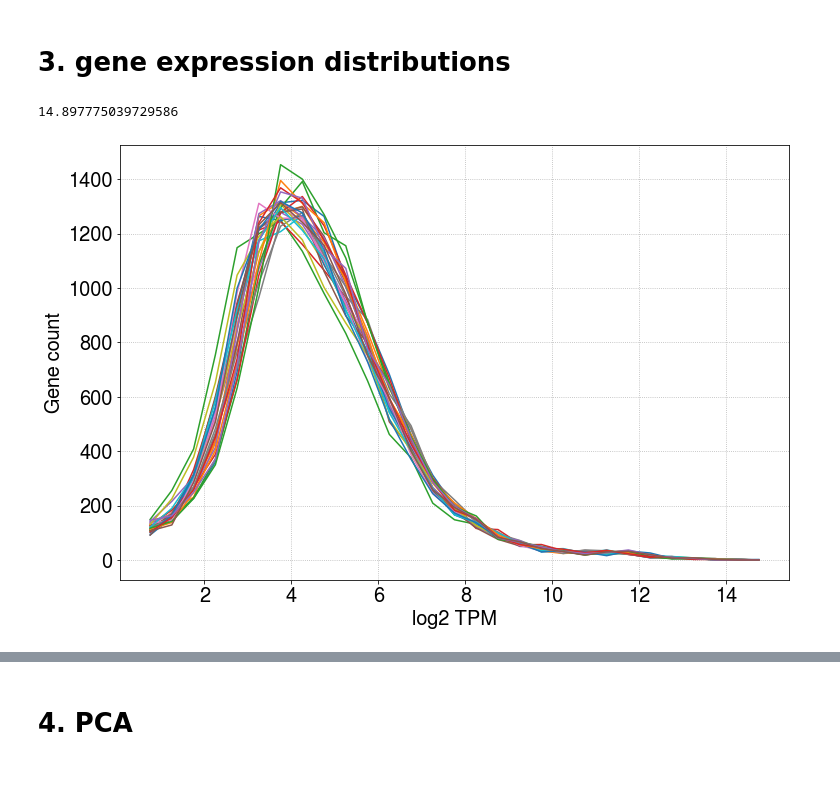
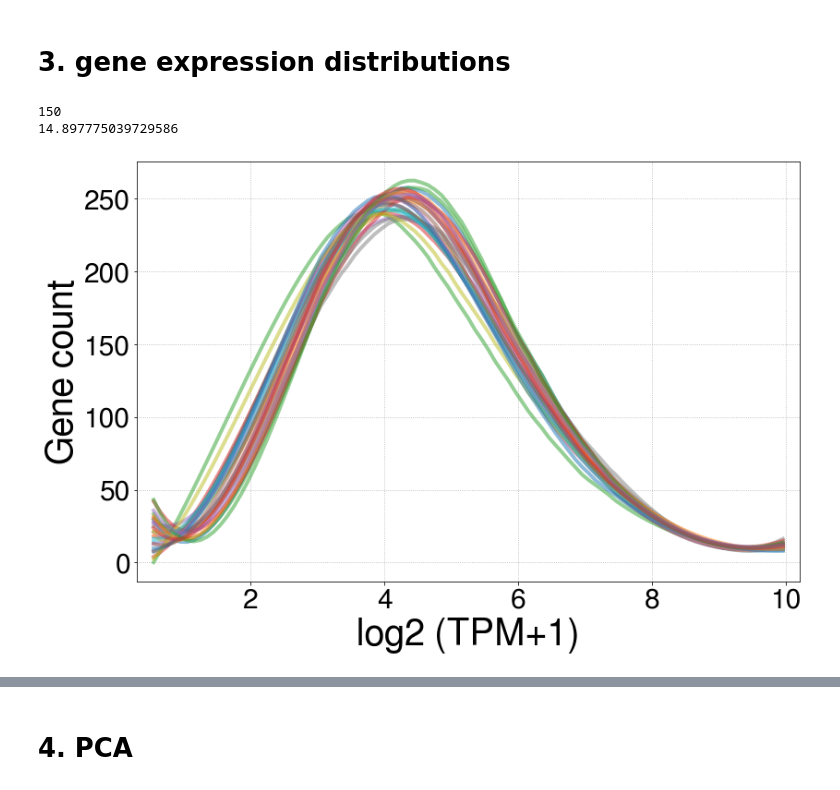
Before and after one commit to adelomana/egoi, a Jupyter notebook: gene_expression_analysis/gene_level_tpm_finder/gene expression distribution.ipynb, the cells around one changed output, grey strips where cells are left out. Drawn from its saved outputs; the diff is of its cells as text; code cells hidden in the pictures.

```diff
--- a/gene_expression_analysis/gene_level_tpm_finder/gene expression distribution.ipynb
+++ b/gene_expression_analysis/gene_level_tpm_finder/gene expression distribution.ipynb
@@ -4,14 +6,14 @@ This script generates gene expression distributions as quality control.
 # %%
-import pandas, numpy
+import scipy, scipy.signal
 import sklearn, sklearn.decomposition, sklearn.preprocessing
-
-import matplotlib, matplotlib.pyplot
-matplotlib.rcParams.update({'font.size':20, 'font.family':'FreeSans', 'xtick.labelsize':20, 'ytick.labelsize':20, 'figure.figsize':(12, 8)})
+# %%
+import matplotlib, matplotlib.pyplot
+matplotlib.rcParams.update({'font.size':20, 'font.family':'FreeSans', 'xtick.labelsize':30, 'ytick.labelsize':30, 'axes.labelsize':40, 'figure.figsize':(12, 8)})
 # %% [markdown]
 # 0. user-defined variables
 # %%
-tpm_file = '/home/adrian/projects/flow/data/rna-seq/tpm/DESeq2_TPM_values.tsv'
-metadata_file = '/home/adrian/projects/flow/metadata/hegoi metadata - metadata.csv'
+tpm_file = '/home/adrian/projects/hegoi/results/tpm/DESeq2_TPM_values.tsv'
+metadata_file = '/home/adrian/projects/hegoi/metadata/hegoi metadata - metadata.csv'
 # %% [markdown]
 # 1. read data
 # %%
@@ -47,7 +49,7 @@ meta.head(10)
 # %% [markdown]
 # 2. manipulate data
 # %%
-expressed_genes = df[df.max(axis=1) > 10]
+expressed_genes = df[df.max(axis=1) >= 10]
 print(expressed_genes.shape)
 expressed_genes.head()
 # %% [output]
@@ -73,28 +75,55 @@ log2_expressed_genes.head()
 # %% [markdown]
 # 3. gene expression distributions
 # %%
+found_max = 15
+number_of_bins = found_max*10
+print(number_of_bins)
+
 absolute_max = 0
 working_samples = log2_expressed_genes.columns.to_list()
 
+most_likely_expressions = []
 for sample in working_samples:
 
     log2TPM = log2_expressed_genes.loc[:, sample]
     if max(log2TPM) > absolute_max:
         absolute_max = max(log2TPM)
 
-    hist, bin_edges = numpy.histogram(log2TPM, bins=15*2, range=(0, 15))
+    #print(numpy.min(log2TPM), numpy.max(log2TPM))
 
+    hist, bin_edges = numpy.histogram(log2TPM, bins=number_of_bins, range=(0, found_max))
     half_bin = (bin_edges[1] - bin_edges[0])/2
     x = bin_edges + half_bin
     x = x[:-1]
 
-    matplotlib.pyplot.plot(x[1:], hist[1:])
+    #print(x)
+    #print(hist)
 
-#matplotlib.pyplot.axvline(x=numpy.log2(0.75+1), lw=2, ls='--', color='black')
-matplotlib.pyplot.xlabel('log2 TPM')
+    plotting_x = x[5:100]
+    plotting_hist = hist[5:100]
+    #print(plotting_x)
+
+    #matplotlib.pyplot.plot(plotting_x, plotting_hist, '.', alpha=1/3)
+
+    yhat = scipy.signal.savgol_filter(plotting_hist, 51, 3)
+    matplotlib.pyplot.plot(plotting_x, yhat, '-', lw=4, alpha=1/2)
+
+    most_likely_expression = x[numpy.argmax(yhat)]
+    most_likely_expressions.append(most_likely_expression)
+
+
+matplotlib.pyplot.xlim([numpy.min(plotting_x)-0.25, numpy.max(plotting_x)+0.25])
+#matplotlib.pyplot.ylim([0, 1100])
+
+matplotlib.pyplot.xlabel('log2 (TPM+1)')
 matplotlib.pyplot.ylabel('Gene count')
 matplotlib.pyplot.grid(ls=':')
+#matplotlib.pyplot.legend(ncol=10, fontsize=12, bbox_to_anchor=(1.02, 1.25))
+
+matplotlib.pyplot.tight_layout()
+
 print(absolute_max)
 # %% [output]
+150
 14.897775039729586
-[figure, old version]
+[figure, new version]
```
Also changed, not shown: parts of 5 cells of this notebook, 1 other file.
